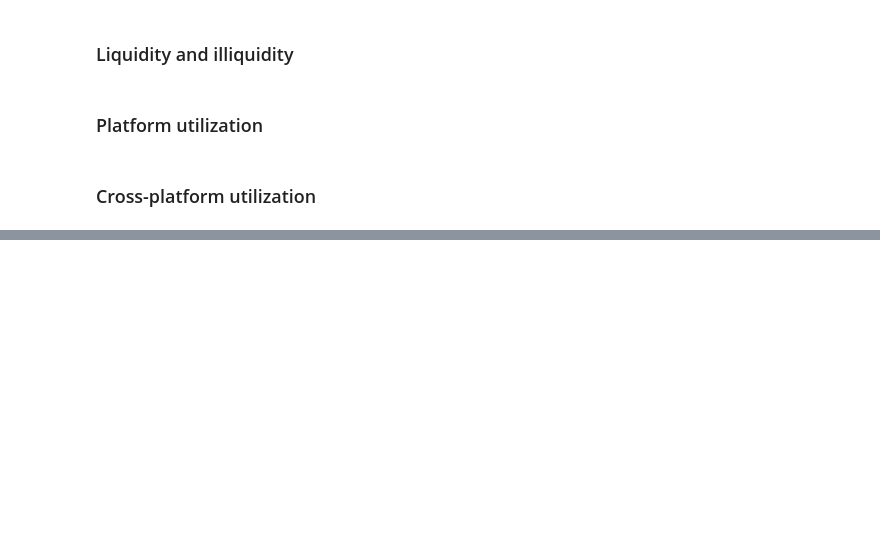
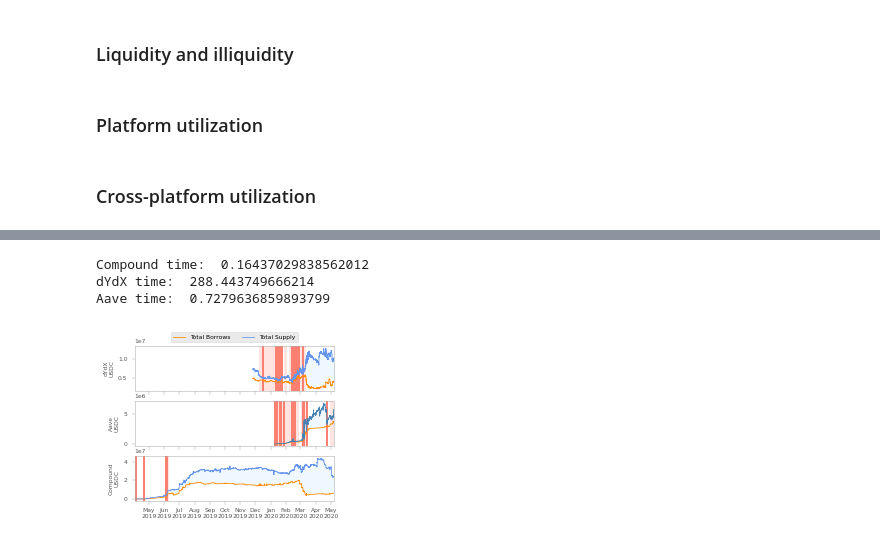
Before and after one commit to danhper/defi-plf-analysis, a Jupyter notebook: notebooks/exploration.ipynb, the cells around one changed output, grey strips where cells are left out. Saved outputs shown, nothing was run; the diff lists cells and outputs as text; code cells hidden in the pictures; blank space fills up the shorter version.

```diff
--- a/notebooks/exploration.ipynb
+++ b/notebooks/exploration.ipynb
@@ -304,0 +522,7 @@ for market in list(set(markets['compound']) & set(markets['dydx']) & set(map(lam
+# %%
+plot_liquidity_market('usdc')
+# %% [output]
+Compound time:  0.16437029838562012
+dYdX time:  288.443749666214
+Aave time:  0.7279636859893799
+[figure, added]
```
Also changed, not shown: parts of 20 cells of this notebook, 1 other file.
